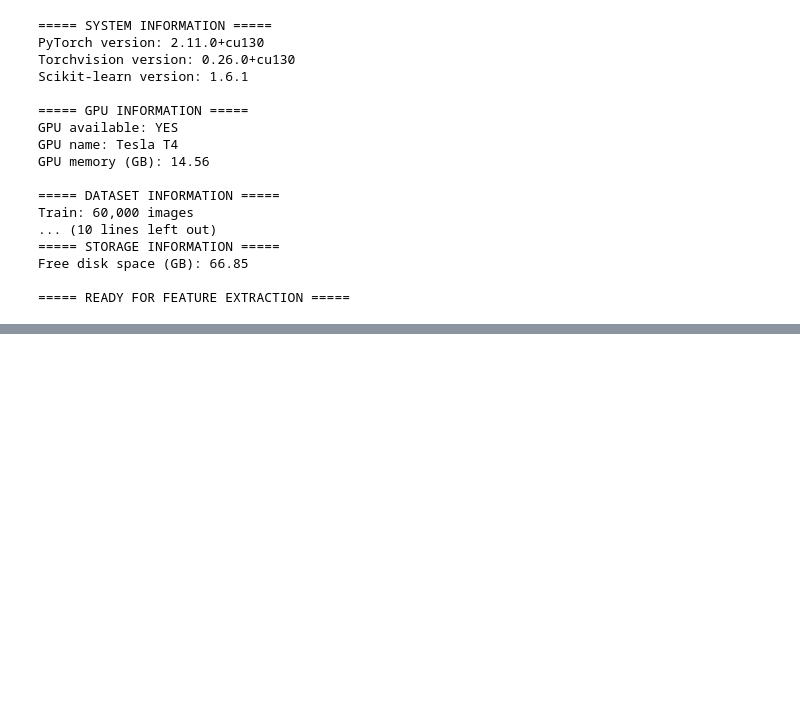
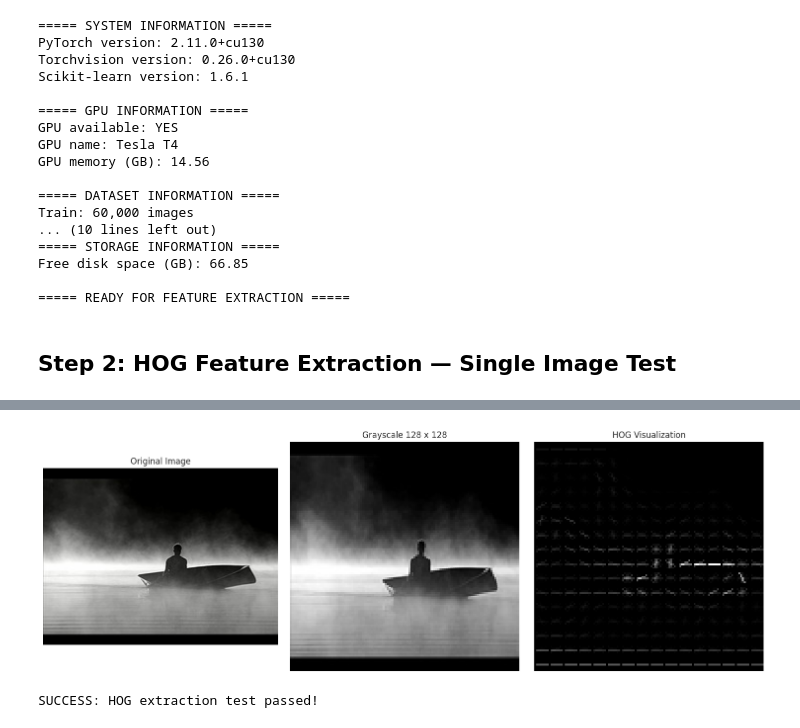
Before and after one commit to Fifakung94/MachineLearning_Project, a Jupyter notebook: notebooks/ML_Project.ipynb, the cells around one changed output, grey strips where cells are left out. Cells and saved outputs as stored; diff of their text form; code cells hidden in the pictures; blank space fills up the shorter version.

Commit message:
Complete Phase 2: HOG&ResNet18 Feature Extraction

```diff
--- a/notebooks/ML_Project.ipynb
+++ b/notebooks/ML_Project.ipynb
@@ -544,3 +544,80 @@ Train: 60,000 images
 Free disk space (GB): 66.85
 
 ===== READY FOR FEATURE EXTRACTION =====
+# %% [markdown]
+## Step 2: HOG Feature Extraction — Single Image Test
+# %%
+# ==========================================
+# PHASE 2 - STEP 2
+# HOG FEATURE EXTRACTION: SINGLE IMAGE
+# ==========================================
+
+from pathlib import Path
+from PIL import Image
+from skimage.feature import hog
+import numpy as np
+import matplotlib.pyplot as plt
+
+# Select one training image
+image_name = Path(
+    str(train_df.iloc[0]["image"]).replace("\\", "/")
+).name
+
+image_path = Path(
+    "/content/datasets/NUS_WIDE/train"
+) / image_name
+
+print("Image path:", image_path)
+
+assert image_path.exists(), "Image not found!"
+
+# Load original image
+with Image.open(image_path) as img:
+    image = img.convert("RGB").copy()
+
+# Convert to grayscale and resize
+gray_image = image.convert("L").resize((128, 128))
+gray_array = np.asarray(gray_image)
+
+# Extract HOG features
+hog_features, hog_visualization = hog(
+    gray_array,
+    orientations=9,
+    pixels_per_cell=(8, 8),
+    cells_per_block=(2, 2),
+    block_norm="L2-Hys",
+    visualize=True,
+    feature_vector=True
+)
+
+print("\n===== HOG FEATURE INFORMATION =====")
+print("Original image size:", image.size)
+print("Processed image size:", gray_array.shape)
+print("Feature vector shape:", hog_features.shape)
+print("Feature count:", len(hog_features))
+print("Contains NaN:", np.isnan(hog_features).any())
+print("Contains Inf:", np.isinf(hog_features).any())
+
+assert hog_features.shape == (8100,)
+assert np.isfinite(hog_features).all()
+
+# Visualize
+fig, axes = plt.subplots(1, 3, figsize=(15, 5))
+
+axes[0].imshow(image)
+axes[0].set_title("Original Image")
+
+axes[1].imshow(gray_array, cmap="gray")
+axes[1].set_title("Grayscale 128 x 128")
+
+axes[2].imshow(hog_visualization, cmap="gray")
+axes[2].set_title("HOG Visualization")
+
+for ax in axes:
+    ax.axis("off")
+
+plt.tight_layout()
+plt.show()
+
+print("\nSUCCESS: HOG extraction test passed!")
+# %% [output]
@@ -546,0 +633,2 @@ Free disk space (GB): 66.85
+[figure, added]
+SUCCESS: HOG extraction test passed!
```
Also changed, not shown: parts of 15 cells of this notebook.
